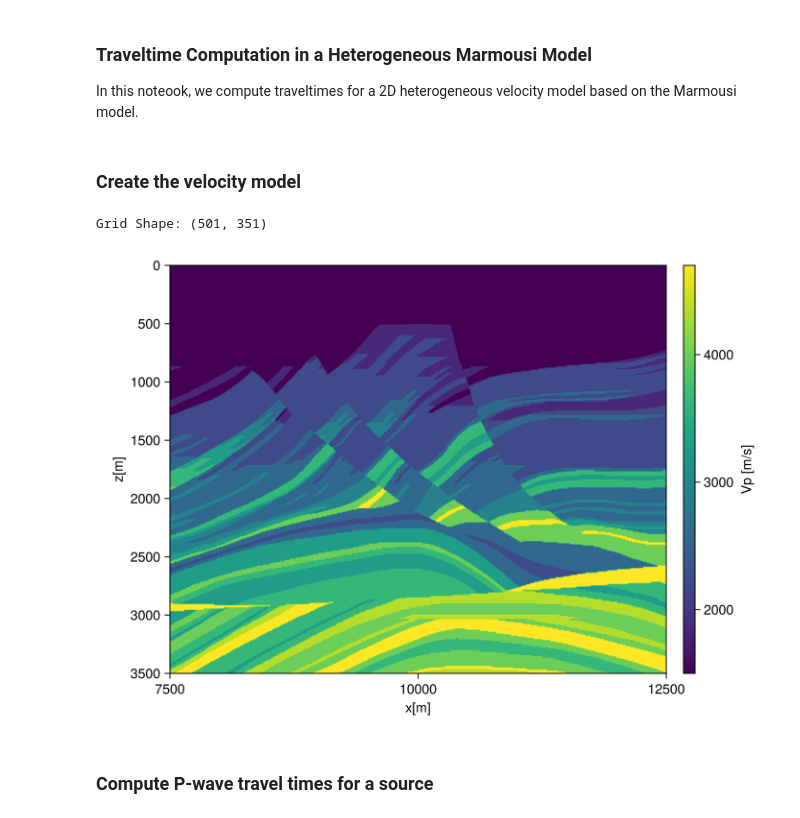
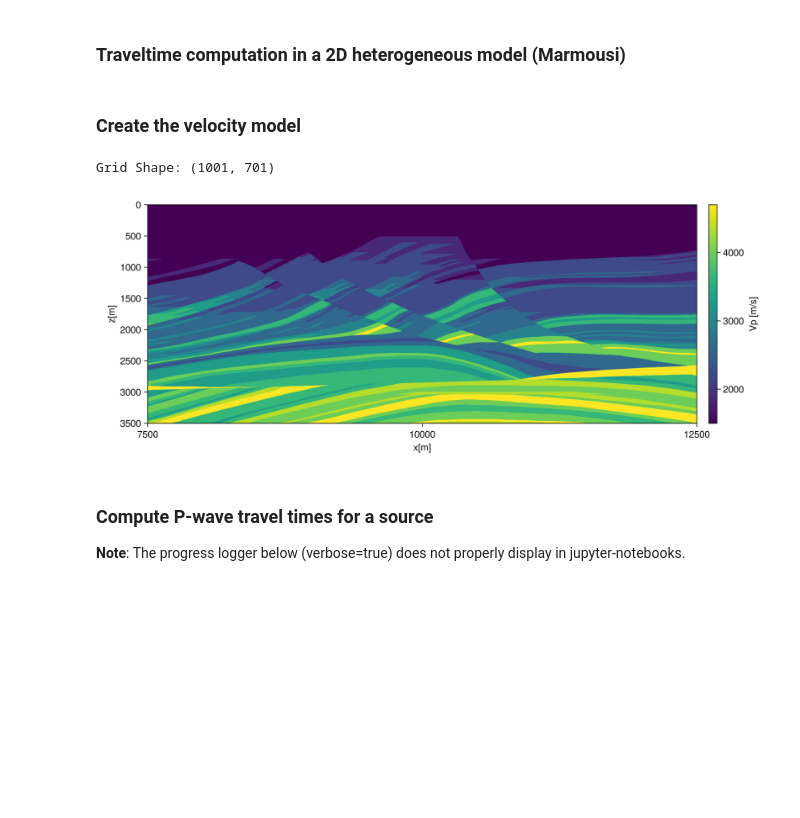
Before and after one commit to wtegtow/SeisTimes.jl, a Jupyter notebook: examples/marmousi.ipynb, the cells around one changed output. Cells and saved outputs as stored; diff of their text form; code cells hidden in the pictures; blank space fills up the shorter version.

```diff
--- a/examples/marmousi.ipynb
+++ b/examples/marmousi.ipynb
@@ -1,7 +1,5 @@
 # %% [markdown]
-### Traveltime Computation in a Heterogeneous Marmousi Model
-
-In this noteook, we compute traveltimes for a 2D heterogeneous velocity model based on the Marmousi model.
+### Traveltime computation in a 2D heterogeneous model (Marmousi)
 # %%
 using SeisTimes
 using GLMakie
@@ -9,36 +7,51 @@ Makie.inline!(true);
 # %% [markdown]
 ### Create the velocity model
 # %%
-# read data from txt file
+# read velocity model from txt file
 filename = joinpath(@__DIR__,"marmousi.txt")
 data = []
 for line in eachline(filename)
     values = parse.(Float64, split(line))
     push!(data, values)
 end
-data = transpose(hcat(data...))
+data = transpose(hcat(data...)) # x, z, vp
 
 x_coords = unique(data[:,1])
 z_coords = unique(data[:,2])
-vp = reshape(data[:,3], (length(x_coords), length(z_coords)))
+nx, nz = length(x_coords), length(z_coords)
 
-# resample into a more coarse grid
-nstep = 2
-x_coords = x_coords[begin:nstep:end]
-z_coords = z_coords[begin:nstep:end]
-vp = vp[begin:nstep:end, begin:nstep:end]
-vs = similar(vp) .= vp ./ sqrt(3)
+# meshgrid coordinates (nx, nz)
+X = repeat(x_coords, 1, nz)
+Z = repeat(reshape(z_coords, 1, :), nx, 1)
 
+# compute vs and rho (simple empirical relations)
+vp = reshape(data[:,3], (nx, nz))
+vs = vp ./ sqrt(3)
+rho = 0.31 * vp.^0.25
+
+# create velocity model array (7, nx, nz)
+velmod = zeros(7, nx, nz)
+velmod[1,:,:] .= X
+velmod[2,:,:] .= Z
+velmod[3,:,:] .= vp
+velmod[4,:,:] .= vs
+velmod[5,:,:] .= rho
+
+# add anisotropy parameters here (zero for isotropic model)
+# velmod[6,:,:] .= 0.0 # Thomsen ε
+# velmod[7,:,:] .= 0.0 # Thomsen δ
 println("Grid Shape: ", size(vp))
 
-fig = Figure(size=(700,500))
+fig = Figure(size=(1000,400))
 ax = Axis(fig[1,1], yreversed=true, xlabel="x[m]", ylabel="z[m]")
 contourf!(ax, x_coords, z_coords, vp)
 Colorbar(fig[1,2], label="Vp [m/s]", limits=(minimum(vp), maximum(vp)))
 fig
 # %% [output]
-Grid Shape: (501, 351)
+Grid Shape: (1001, 701)
-[figure, old version]
+[figure, new version]
 # %% [markdown]
 ### Compute P-wave travel times for a source
+
+**Note**: The progress logger below (verbose=true) does not properly display in jupyter-notebooks.
 # %%
```
Also changed, not shown: parts of 2 cells of this notebook, 10 other files.
